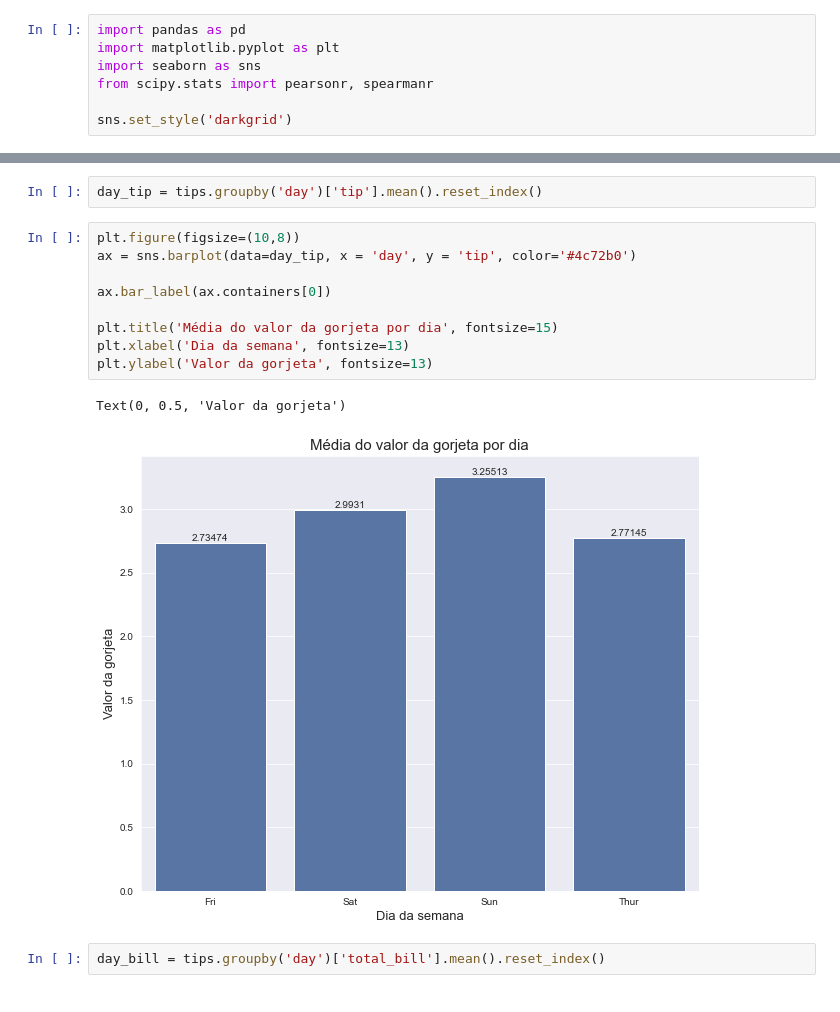
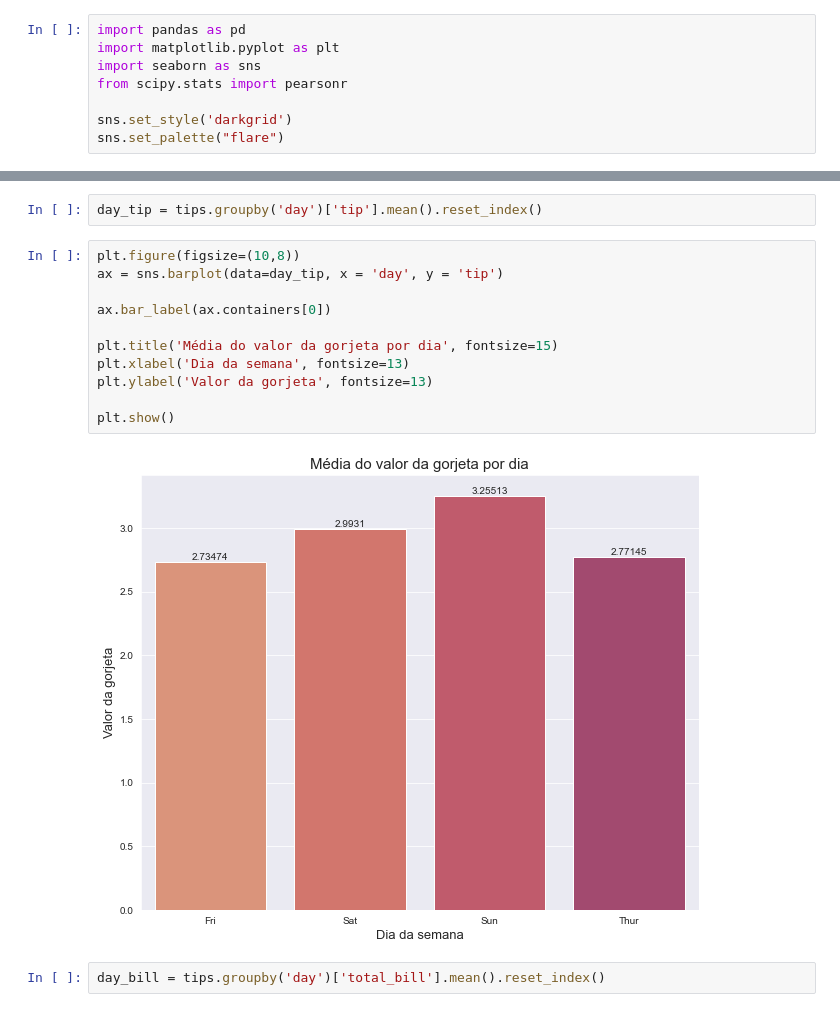
Before and after one commit to PedroJoas/avanti-bootcamp-cdd, a Jupyter notebook: notebooks/01-exploratory_data_analysis.ipynb, the cells around one changed output, grey strips where cells are left out. Saved outputs shown, nothing was run; the diff lists cells and outputs as text.

```diff
--- a/notebooks/01-exploratory_data_analysis.ipynb
+++ b/notebooks/01-exploratory_data_analysis.ipynb
@@ -4,9 +4,10 @@
 import pandas as pd
 import matplotlib.pyplot as plt
 import seaborn as sns
-from scipy.stats import pearsonr, spearmanr
+from scipy.stats import pearsonr
 
 sns.set_style('darkgrid')
+sns.set_palette("flare")
 # %% [markdown]
 ## 1. Descrição dos dados
 # %%
@@ -170,16 +229,17 @@ plt.show()
 day_tip = tips.groupby('day')['tip'].mean().reset_index()
 # %%
 plt.figure(figsize=(10,8))
-ax = sns.barplot(data=day_tip, x = 'day', y = 'tip', color='#4c72b0')
+ax = sns.barplot(data=day_tip, x = 'day', y = 'tip')
 
 ax.bar_label(ax.containers[0])
 
 plt.title('Média do valor da gorjeta por dia', fontsize=15)
 plt.xlabel('Dia da semana', fontsize=13)
 plt.ylabel('Valor da gorjeta', fontsize=13)
+
+plt.show()
 # %% [output]
-Text(0, 0.5, 'Valor da gorjeta')
-[figure, old version]
+[figure, new version]
 # %%
 day_bill = tips.groupby('day')['total_bill'].mean().reset_index()
 # %%
```
Also changed, not shown: parts of 28 cells of this notebook.
